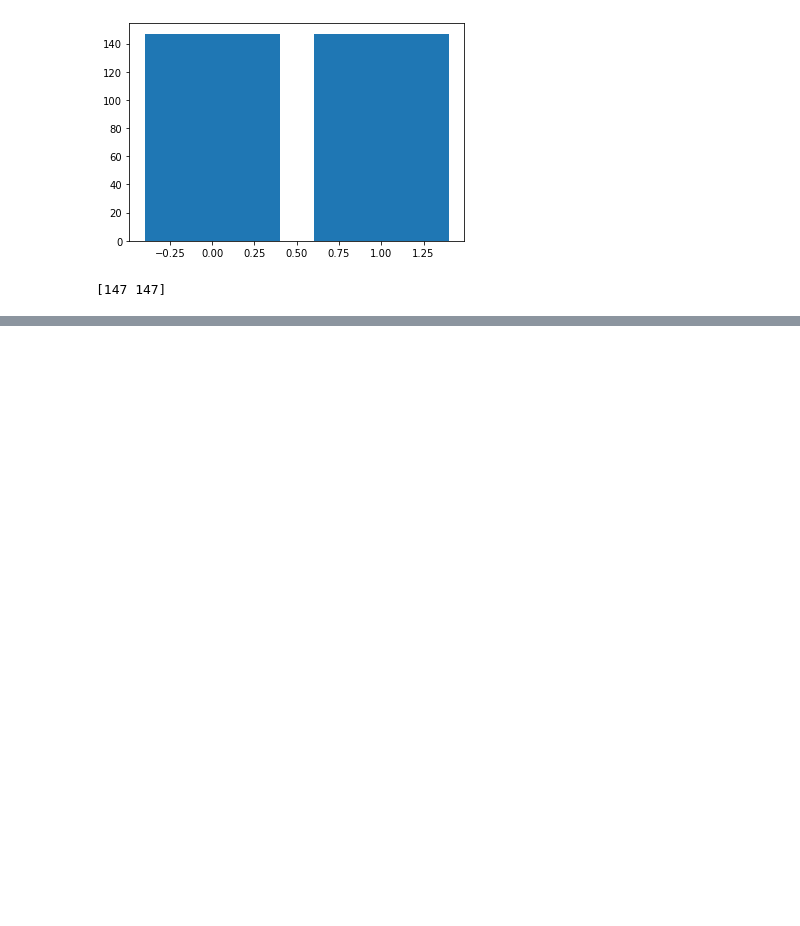
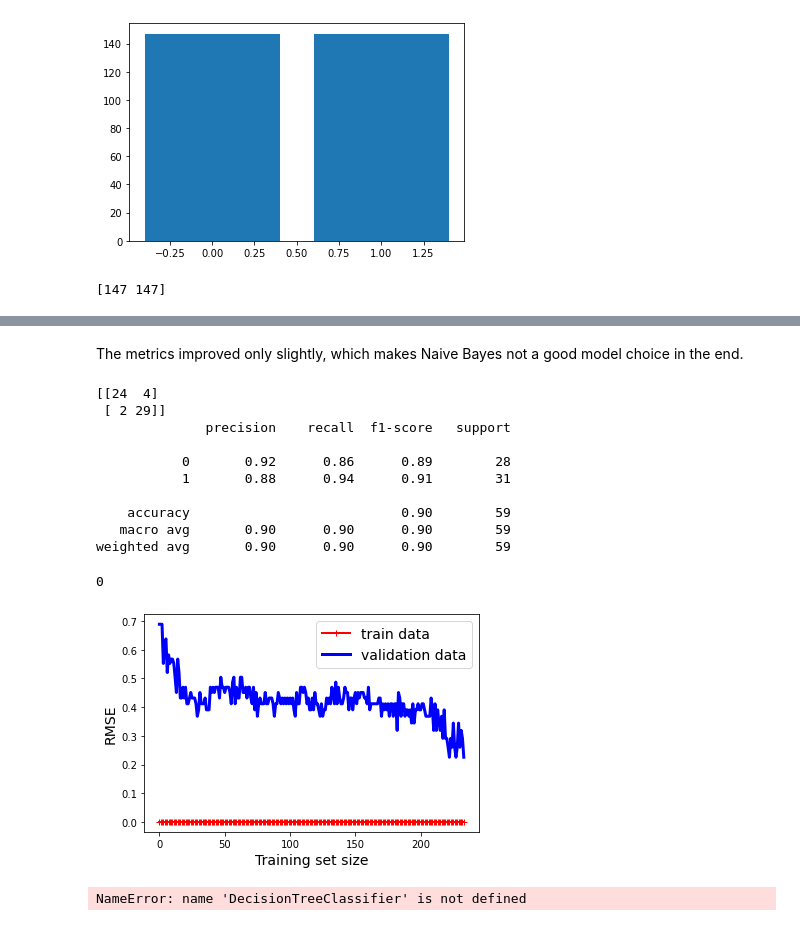
Before and after one commit to ChiaraBecht/Supervised_Machine_Learning, a Jupyter notebook: Balance_Train_Models.ipynb, the cells around one changed output, grey strips where cells are left out. Drawn from its saved outputs; the diff is of its cells as text; code cells hidden in the pictures; blank space fills up the shorter version.

```diff
--- a/Balance_Train_Models.ipynb
+++ b/Balance_Train_Models.ipynb
@@ -87,0 +189,14 @@ X_train, X_test, y_train, y_test = train_test_split(x_smote, y_smote, test_size
+# %%
+from sklearn.model_selection import GridSearchCV
+
+param_grid_nb = {
+    'var_smoothing': np.logspace(0,-10, num=100)
+}
+nbModel_grid = GridSearchCV(estimator=GaussianNB(), param_grid=param_grid_nb, verbose=1, cv=10, n_jobs=-1)
+
+nbModel_grid.fit(X_train, y_train)
+print(nbModel_grid.best_estimator_)
+
+y_pred = nbModel_grid.predict(X_test)
+
+evaluate(y_test, y_pred)
@@ -87,0 +216,40 @@ X_train, X_test, y_train, y_test = train_test_split(x_smote, y_smote, test_size
+# %% [markdown]
+The metrics improved only slightly, which makes Naive Bayes not a good model choice in the end.
+# %%
+# load library
+from sklearn.ensemble import RandomForestClassifier
+
+rfc = RandomForestClassifier()
+
+# fit the predictor and target
+rfc.fit(X_train, y_train)
+
+# predict
+rfc_predict = rfc.predict(X_test)# check performance
+
+evaluate(y_test, rfc_predict)
+
+plot_learning_curves(rfc, X_train, y_train, X_test, y_test)
+# %% [output]
+[[24  4]
+ [ 2 29]]
+              precision    recall  f1-score   support
+
+           0       0.92      0.86      0.89        28
+           1       0.88      0.94      0.91        31
+
+    accuracy                           0.90        59
+   macro avg       0.90      0.90      0.90        59
+weighted avg       0.90      0.90      0.90        59
+0
+[figure, added]
+# %%
+from sklearn.ensemble import BaggingClassifier
+
+bg = BaggingClassifier(DecisionTreeClassifier(), max_features = 1.0, max_samples = 0.5)
+bg.fit(X_train, y_train)
+y_pred = bg.predict(X_test)
+evaluate(y_test, y_pred, X_test, bg)
+plot_learning_curves(bg, X_train, y_train, X_test, y_test)
+# %% [output]
+NameError: name 'DecisionTreeClassifier' is not defined
```
Also changed, not shown: parts of 16 cells of this notebook.
